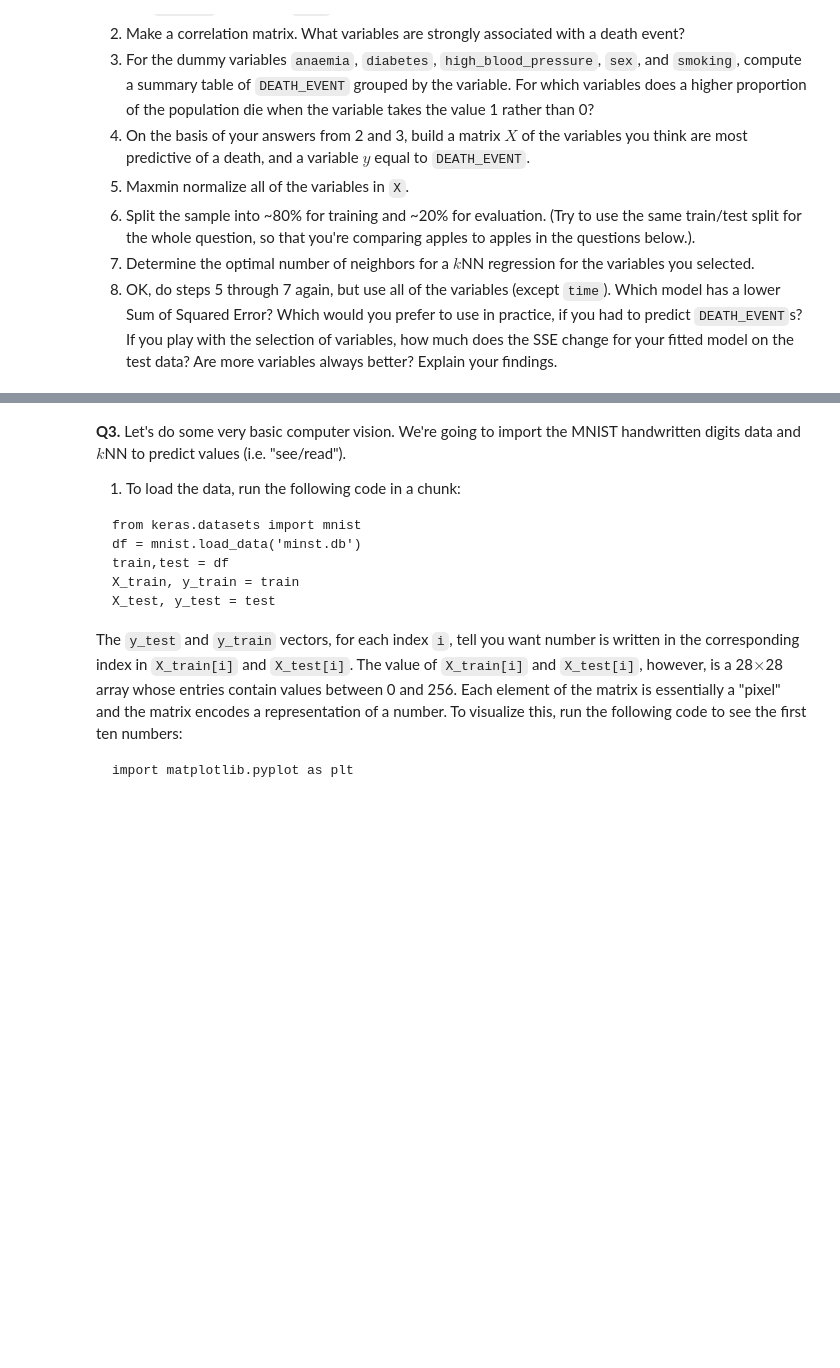
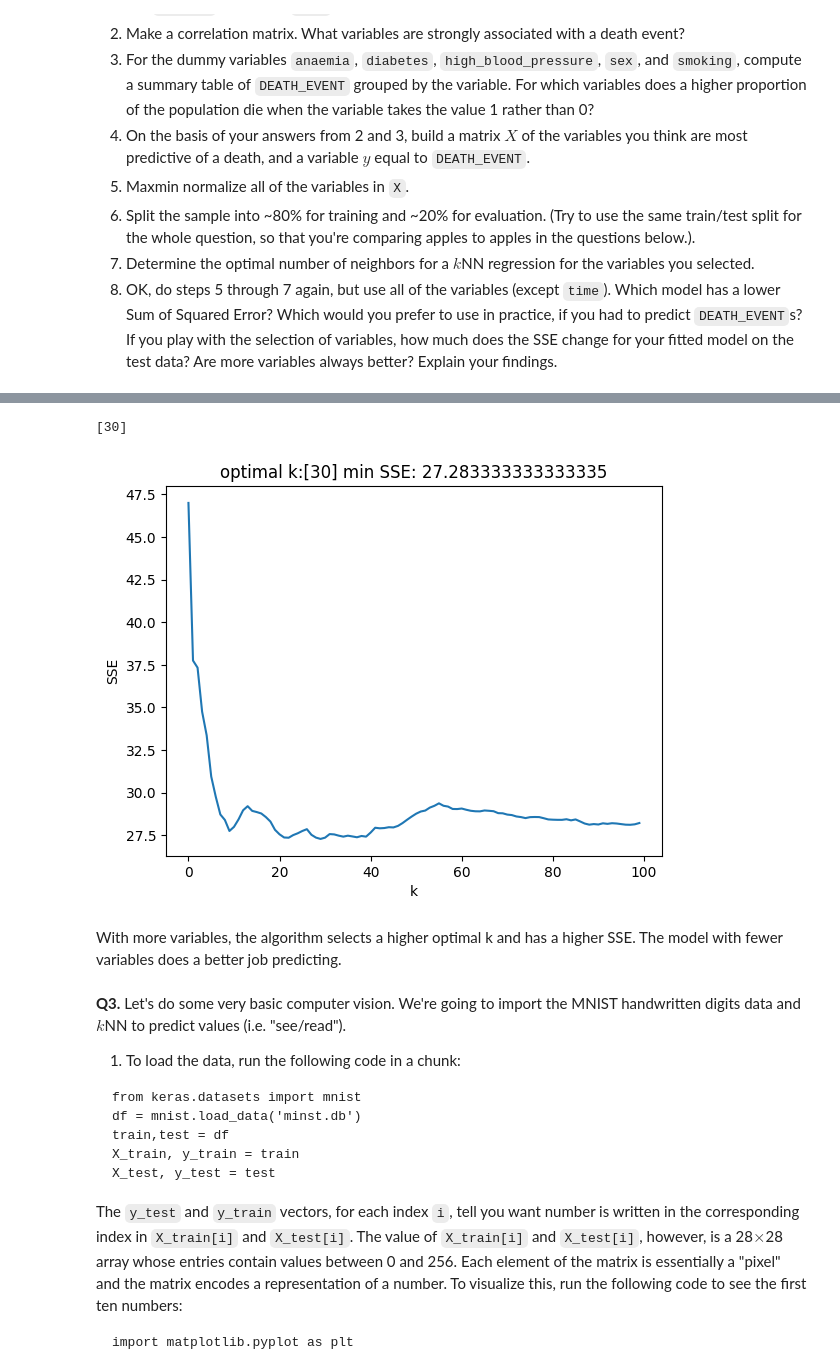
Before and after one commit to CarolWuuu/DS3001_knn, a Jupyter notebook: assignment_knn.ipynb, the cells around one changed output, grey strips where cells are left out. Saved outputs shown, nothing was run; the diff lists cells and outputs as text; code cells hidden in the pictures; blank space fills up the shorter version.

```diff
--- a/assignment_knn.ipynb
+++ b/assignment_knn.ipynb
@@ -144,3 +144,8 @@ The optimal k is 12. When k=300, the model is overfitting and horizontally group
 6. Split the sample into ~80% for training and ~20% for evaluation. (Try to use the same train/test split for the whole question, so that you're comparing apples to apples in the questions below.).
 7. Determine the optimal number of neighbors for a $k$NN regression for the variables you selected.
 8. OK, do steps 5 through 7 again, but use all of the variables (except `time`). Which model has a lower Sum of Squared Error? Which would you prefer to use in practice, if you had to predict `DEATH_EVENT`s? If you play with the selection of variables, how much does the SSE change for your fitted model on the test data? Are more variables always better? Explain your findings.
+# %%
+#1
+heart_df = pd.read_csv("/content/knn/data/heart_failure_clinical_records_dataset.csv")
+print(heart_df.isnull().any().any())
+heart_df = heart_df.drop("time",axis=1)
@@ -147,3 +243,37 @@ The optimal k is 12. When k=300, the model is overfitting and horizontally group
+# %%
+#8
+X = heart_df.drop('DEATH_EVENT',axis=1)
+X = X.apply(maxmin)
+
+X_train = X.iloc[train,:]
+y_train = y.iloc[train]
+X_test = X.iloc[test,:]
+y_test = y.iloc[test]
+
+k_max = 100
+k_grid = np.arange(1,k_max) # The range of k = 1~100
+SSE = np.zeros(k_max)
+
+for k in range(k_max):
+    fitted_model = KNeighborsRegressor(n_neighbors=k+1).fit(X_train,y_train)
+    y_hat = fitted_model.predict(X_test) # Predict values for test set
+    SSE[k] = np.sum( (y_test-y_hat)**2 ) # Save the computed SSE
+
+SSE_min = np.min(SSE) # Lowest recorded SSE
+min_index = np.where(SSE==SSE_min) # Find the indices of y that equal the minimum
+k_opt = k_grid[min_index] # Find the optimal value of k
+print(k_opt)
+
+plt.plot(np.arange(0,k_max),SSE) # Plot SSE by k
+plt.xlabel("k")
+plt.title("optimal k:"+str(k_opt)+' min SSE: '+str(SSE_min))
+plt.ylabel('SSE')
+plt.show()
+# %% [output]
+[30]
+[figure, added]
+# %% [markdown]
+With more variables, the algorithm selects a higher optimal k and has a higher SSE. The model with fewer variables does a better job predicting.
 # %% [markdown]
 **Q3.** Let's do some very basic computer vision. We're going to import the MNIST handwritten digits data and $k$NN to predict values (i.e. "see/read").
 
```
Also changed, not shown: parts of 13 cells of this notebook.
